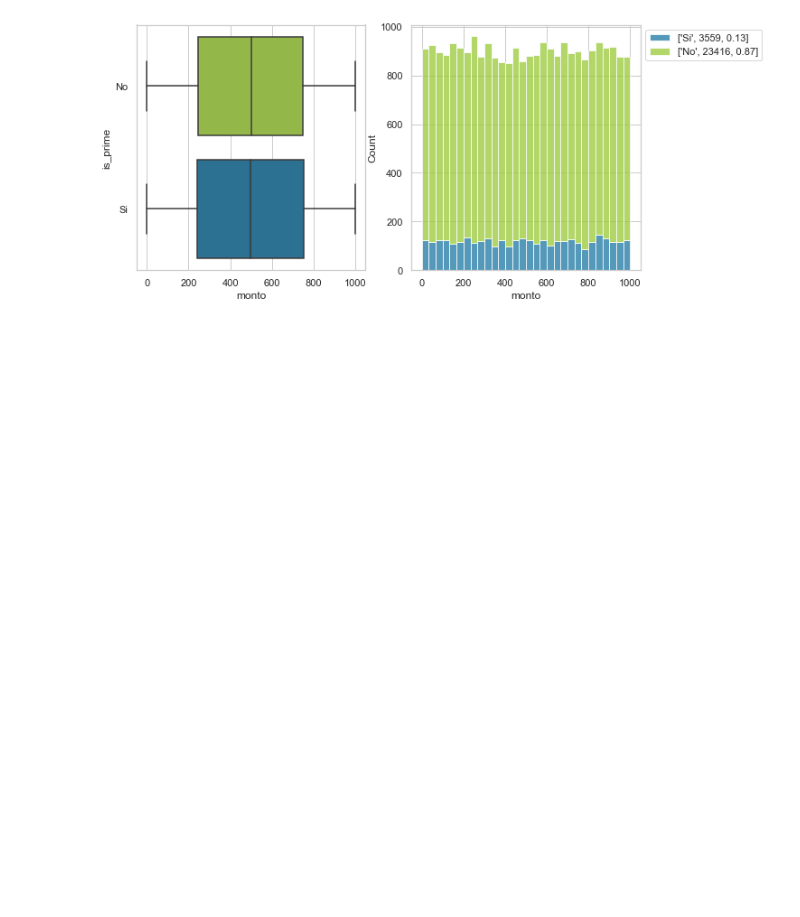
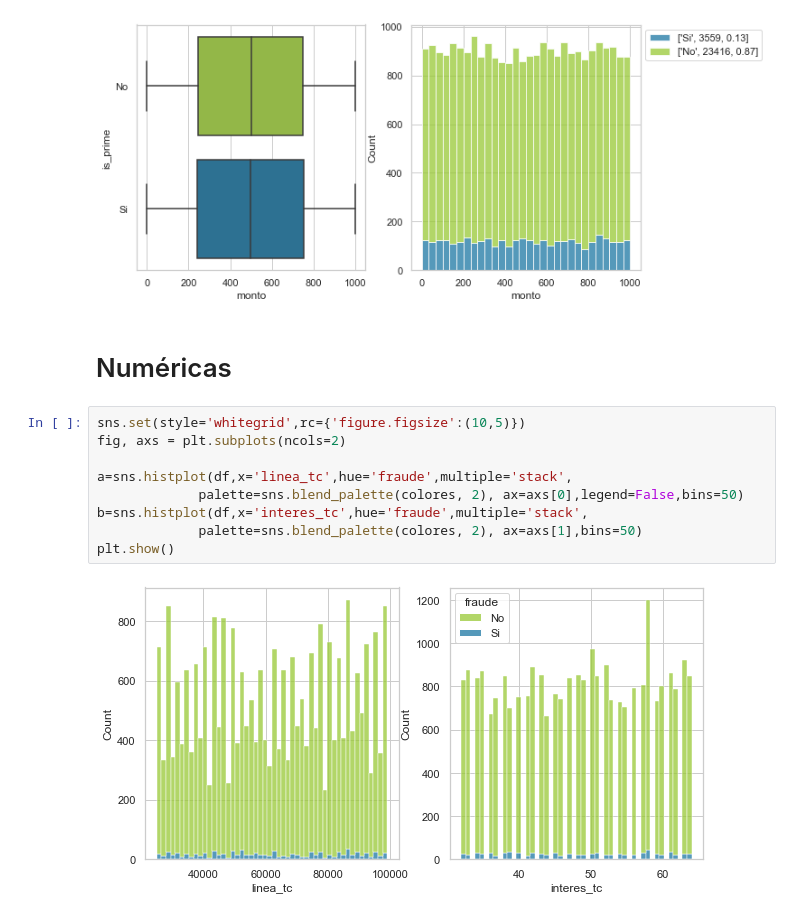
Before and after one commit to ElenaVillano/challenge_rpmx, a Jupyter notebook: notebooks/geda.ipynb, the cells around one changed output. Cells and saved outputs as stored; diff of their text form; blank space fills up the shorter version.

Commit message:
numericas some graphics

```diff
--- a/notebooks/geda.ipynb
+++ b/notebooks/geda.ipynb
@@ -229,3 +229,16 @@ plt.legend(labels=[['Si',df['is_prime'].value_counts()[1],
 plt.show()
 # %% [output]
 [figure]
+# %% [markdown]
+# Numéricas
+# %%
+sns.set(style='whitegrid',rc={'figure.figsize':(10,5)})
+fig, axs = plt.subplots(ncols=2)
+
+a=sns.histplot(df,x='linea_tc',hue='fraude',multiple='stack',
+             palette=sns.blend_palette(colores, 2), ax=axs[0],legend=False,bins=50)
+b=sns.histplot(df,x='interes_tc',hue='fraude',multiple='stack',
+             palette=sns.blend_palette(colores, 2), ax=axs[1],bins=50)
+plt.show()
+# %% [output]
+[figure, added]
```
Also changed, not shown: parts of 16 cells of this notebook.
